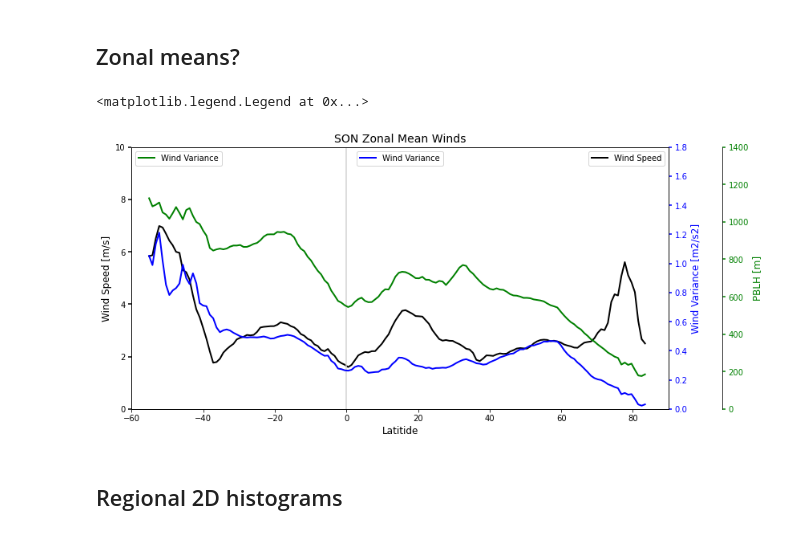
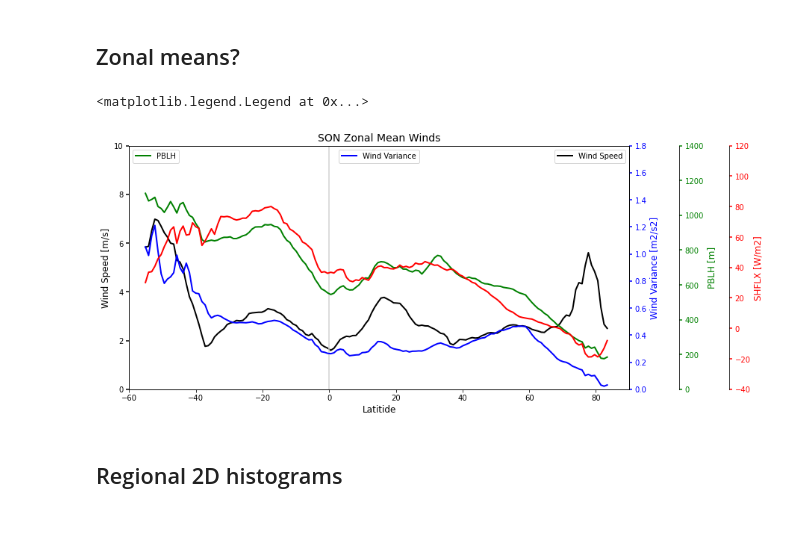
Before and after one commit to megandevlan/CLUBB_statistics, a Jupyter notebook: Regional_CombineUV.ipynb, the cells around one changed output. Saved outputs shown, nothing was run; the diff lists cells and outputs as text; code cells hidden in the pictures.

```diff
--- a/Regional_CombineUV.ipynb
+++ b/Regional_CombineUV.ipynb
@@ -180,6 +181,7 @@ sfcWindVar = windVar[:,1,:,:]
 seasonalWindSpd = np.full([4, len(lat), len(lon)], np.nan)
 seasonalWindVar = np.full([4, len(lat), len(lon)], np.nan)
 seasonalPBLH    = np.full([4, len(lat), len(lon)], np.nan)
+seasonalSHFLX   = np.full([4, len(lat), len(lon)], np.nan)
 seasonalTitles  = np.asarray(['DJF','MAM','JJA','SON'])
 
 seasonalWindSpd[0,:,:] = np.nanmean(sfcWindSpd[iDJF,:,:], axis=0)
@@ -196,6 +198,11 @@ seasonalPBLH[0,:,:] = np.nanmean(PBLH[iDJF,:,:], axis=0)
 seasonalPBLH[1,:,:] = np.nanmean(PBLH[iMAM,:,:], axis=0)
 seasonalPBLH[2,:,:] = np.nanmean(PBLH[iJJA,:,:], axis=0)
 seasonalPBLH[3,:,:] = np.nanmean(PBLH[iSON,:,:], axis=0)
+
+seasonalSHFLX[0,:,:] = np.nanmean(SHFLX[iDJF,:,:], axis=0)
+seasonalSHFLX[1,:,:] = np.nanmean(SHFLX[iMAM,:,:], axis=0)
+seasonalSHFLX[2,:,:] = np.nanmean(SHFLX[iJJA,:,:], axis=0)
+seasonalSHFLX[3,:,:] = np.nanmean(SHFLX[iSON,:,:], axis=0)
 # %%
 # Set up figure
 fig, axs = plt.subplots(2,4, figsize=(17, 8),
@@ -319,10 +326,12 @@ for iSeason in range(4):
 land_windSpd = seasonalWindSpd*landMask
 land_windVar = seasonalWindVar*landMask
 land_PBLH    = seasonalPBLH*landMask
+land_SHFLX   = seasonalSHFLX*landMask
 
 lonMean_windSpd = np.nanmean(land_windSpd, axis=2)
 lonMean_windVar = np.nanmean(land_windVar, axis=2)
 lonMean_PBLH    = np.nanmean(land_PBLH, axis=2)
+lonMean_SHFLX   = np.nanmean(land_SHFLX, axis=2)
 # %%
 # ---- Plot selected season ----
 
@@ -335,9 +344,11 @@ fig, ax1 = plt.subplots(1,1, figsize=(12, 6))
 
 # Plot wind speed
 p1, = ax1.plot(lat, lonMean_windSpd[iSeason,:], 'k-', linewidth=2, label='Wind Speed')
+
 # Plot wind variance
 ax2 = ax1.twinx()
 p2, = ax2.plot(lat,lonMean_windVar[iSeason,:],'b-', linewidth=2, label='Wind Variance')
+
 # Plot PBLH too? (Copied from matplotlib example online)
 def make_patch_spines_invisible(ax):
     ax.set_frame_on(True)
@@ -355,35 +366,50 @@ make_patch_spines_invisible(ax3)
 # Second, show the right spine.
 ax3.spines["right"].set_visible(True)
 # Now plot
-p3, = ax3.plot(lat,lonMean_PBLH[iSeason,:],'g-', linewidth=2, label='Wind Variance')
+p3, = ax3.plot(lat,lonMean_PBLH[iSeason,:],'g-', linewidth=2, label='PBLH')
 
+# Plot SHFLX as well?
+ax4 = ax1.twinx()
+ax4.spines["right"].set_position(("axes", 1.2))
+# Having been created by twinx, par2 has its frame off, so the line of its
+# detached spine is invisible.  First, activate the frame but make the patch
+# and spines invisible.
+make_patch_spines_invisible(ax4)
+# Second, show the right spine.
+ax4.spines["right"].set_visible(True)
+# Now plot
+p4, = ax4.plot(lat,lonMean_SHFLX[iSeason,:],'r-', linewidth=2, label='SHFLX')
 
 # Assorted other plotting options
 ax1.set_xlim([-60,90])
 ax1.set_ylim([0, 10])
 ax2.set_ylim([0, 1.8])
 ax3.set_ylim([0, 1400])
+ax4.set_ylim([-40, 120])
 ax1.set_title(seasonalTitles[iSeason]+' Zonal Mean Winds', fontsize=14)
 ax1.set_xlabel('Latitide', fontsize=12)
 ax1.set_ylabel('Wind Speed [m/s]', fontsize=12)
 ax2.set_ylabel('Wind Variance [m2/s2]', fontsize=12)
 ax3.set_ylabel('PBLH [m]', fontsize=12)
+ax4.set_ylabel('SHFLX [W/m2]', fontsize=12)
 ax1.axvline(0,color='lightgray')
 # Set y-axes as color-matching to lines
 ax1.yaxis.label.set_color(p1.get_color())
 ax2.yaxis.label.set_color(p2.get_color())
 ax3.yaxis.label.set_color(p3.get_color())
+ax4.yaxis.label.set_color(p4.get_color())
 tkw = dict(size=4, width=1.5)
 ax1.tick_params(axis='y', colors=p1.get_color(), **tkw)
 ax2.tick_params(axis='y', colors=p2.get_color(), **tkw)
 ax3.tick_params(axis='y', colors=p3.get_color(), **tkw)
+ax4.tick_params(axis='y', colors=p4.get_color(), **tkw)
 
 ax1.legend(loc='upper right')
 ax2.legend(loc='upper center')
 ax3.legend(loc='upper left')
 # %% [output]
 <matplotlib.legend.Legend at 0x...>
-[figure, old version]
+[figure, new version]
 # %% [markdown]
 ## Regional 2D histograms
 # %%
```
Also changed, not shown: parts of 34 cells of this notebook, 1 other file.
